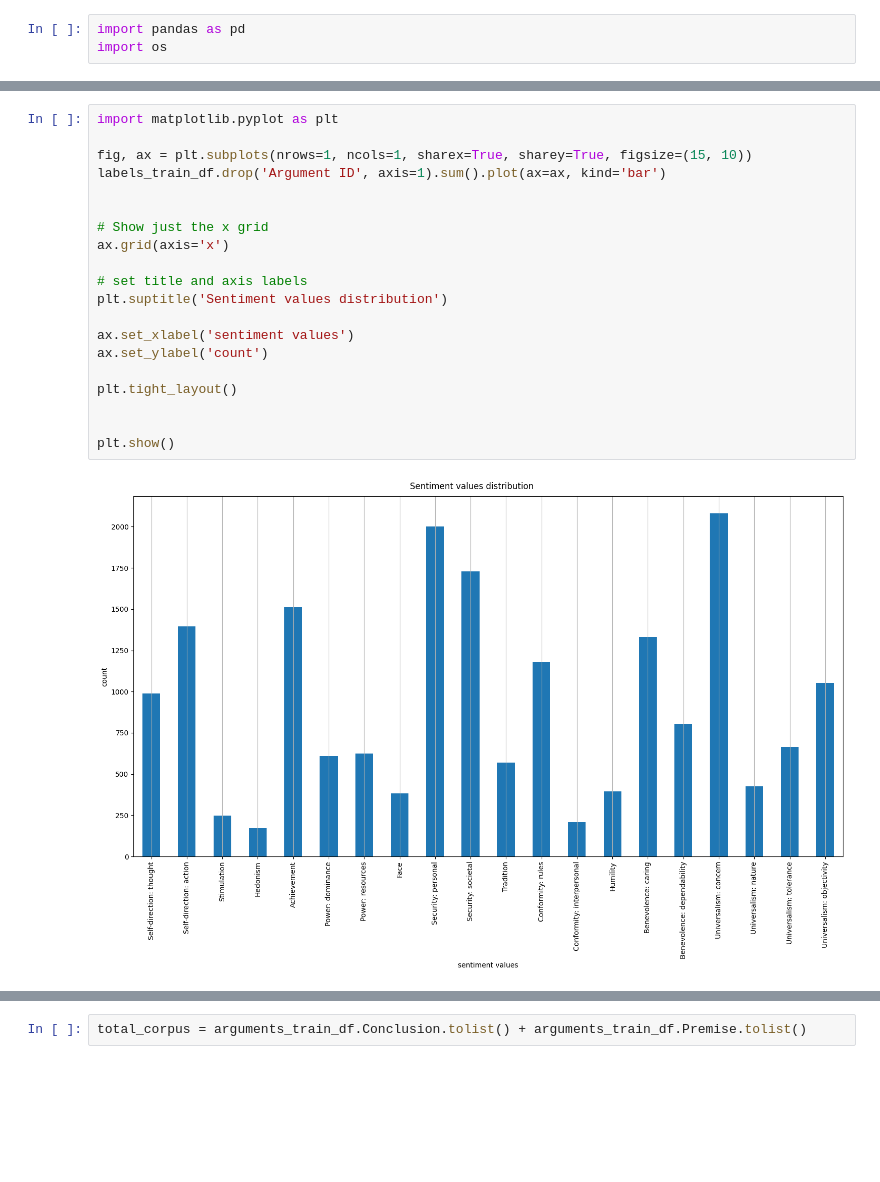
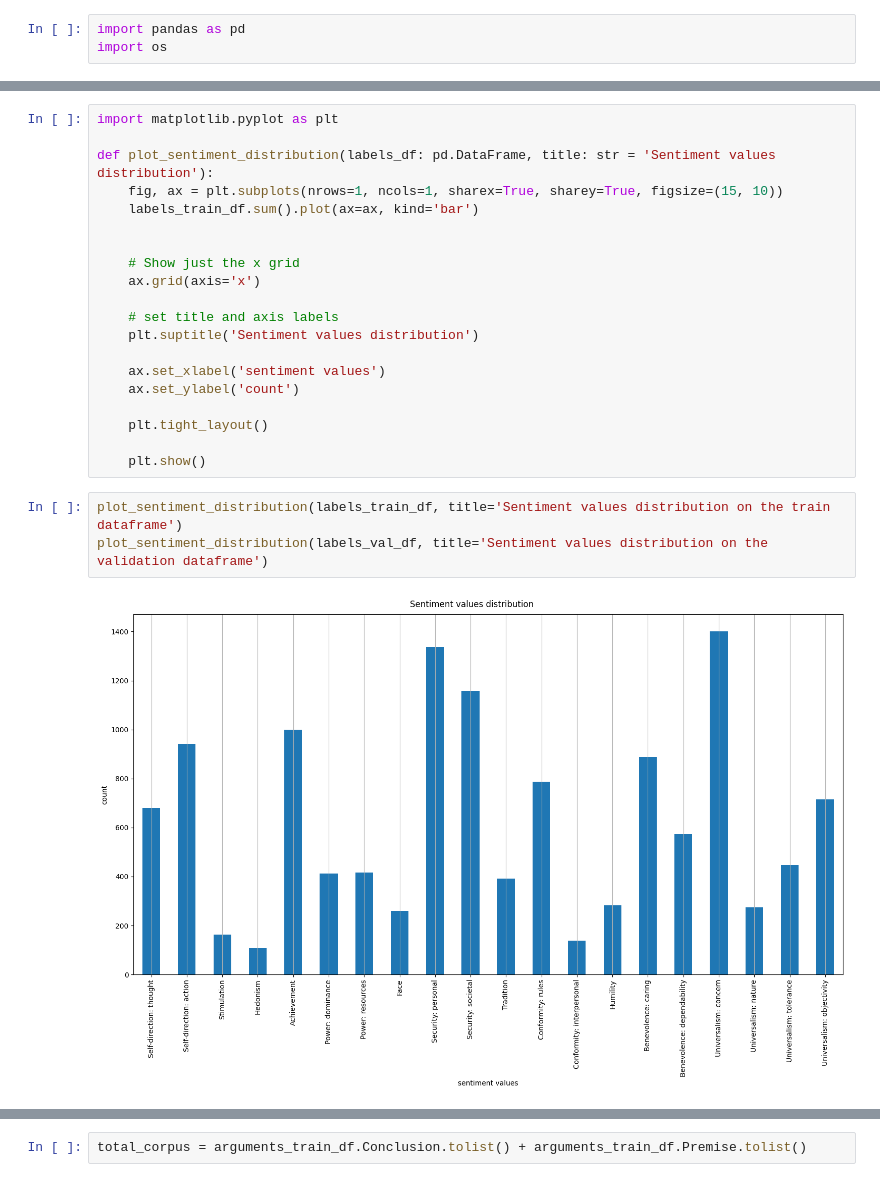
Before and after one commit to RiccardoSpolaor/NLP-project, a Jupyter notebook: src/main.ipynb, the cells around one changed output, grey strips where cells are left out. Saved outputs shown, nothing was run; the diff lists cells and outputs as text; blank space fills up the shorter version.

```diff
--- a/src/main.ipynb
+++ b/src/main.ipynb
@@ -60,22 +103,25 @@ plt.show()
 # %%
 import matplotlib.pyplot as plt
 
-fig, ax = plt.subplots(nrows=1, ncols=1, sharex=True, sharey=True, figsize=(15, 10))
-labels_train_df.drop('Argument ID', axis=1).sum().plot(ax=ax, kind='bar')
+def plot_sentiment_distribution(labels_df: pd.DataFrame, title: str = 'Sentiment values distribution'):
+    fig, ax = plt.subplots(nrows=1, ncols=1, sharex=True, sharey=True, figsize=(15, 10))
+    labels_train_df.sum().plot(ax=ax, kind='bar')
 
 
-# Show just the x grid
-ax.grid(axis='x')
+    # Show just the x grid
+    ax.grid(axis='x')
 
-# set title and axis labels
-plt.suptitle('Sentiment values distribution')
+    # set title and axis labels
+    plt.suptitle('Sentiment values distribution')
 
-ax.set_xlabel('sentiment values')
-ax.set_ylabel('count')
+    ax.set_xlabel('sentiment values')
+    ax.set_ylabel('count')
 
-plt.tight_layout()
+    plt.tight_layout()
 
-
-plt.show()
+    plt.show()
-# %% [output]
-[figure, removed]
+# %%
+plot_sentiment_distribution(labels_train_df, title='Sentiment values distribution on the train dataframe')
+plot_sentiment_distribution(labels_val_df, title='Sentiment values distribution on the validation dataframe')
+# %% [output]
+[figure, added]
```
Also changed, not shown: parts of 26 cells of this notebook.
